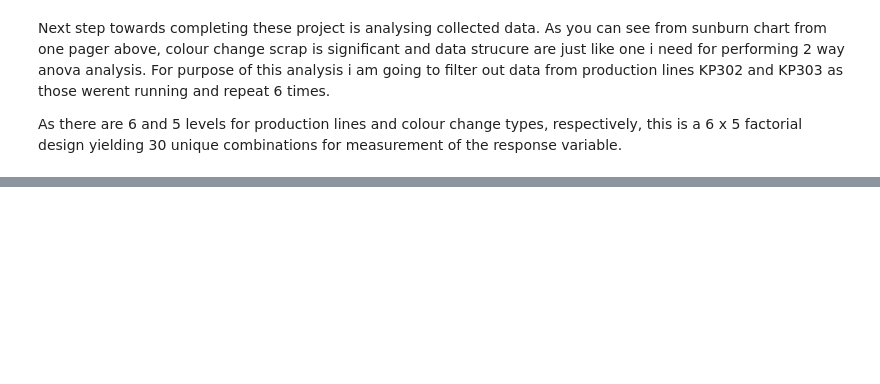
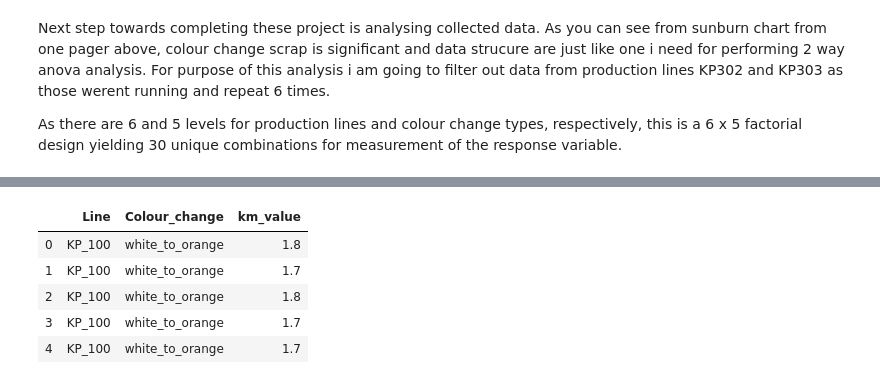
Before and after one commit to rastislp/Machine_learning, a Jupyter notebook: scipy-stats.ipynb, the cells around one changed output, grey strips where cells are left out. Drawn from its saved outputs; the diff is of its cells as text; code cells hidden in the pictures; blank space fills up the shorter version.

```diff
--- a/scipy-stats.ipynb
+++ b/scipy-stats.ipynb
@@ -127,0 +136,9 @@ print(d)
+# %%
+d_melt.head()
+# %% [output]
+|  | Line | Colour_change | km_value |
+| 0 | KP_100 | white_to_orange | 1.8 |
+| 1 | KP_100 | white_to_orange | 1.7 |
+| 2 | KP_100 | white_to_orange | 1.8 |
+| 3 | KP_100 | white_to_orange | 1.7 |
+| 4 | KP_100 | white_to_orange | 1.7 |
```
Also changed, not shown: parts of 6 cells of this notebook.
